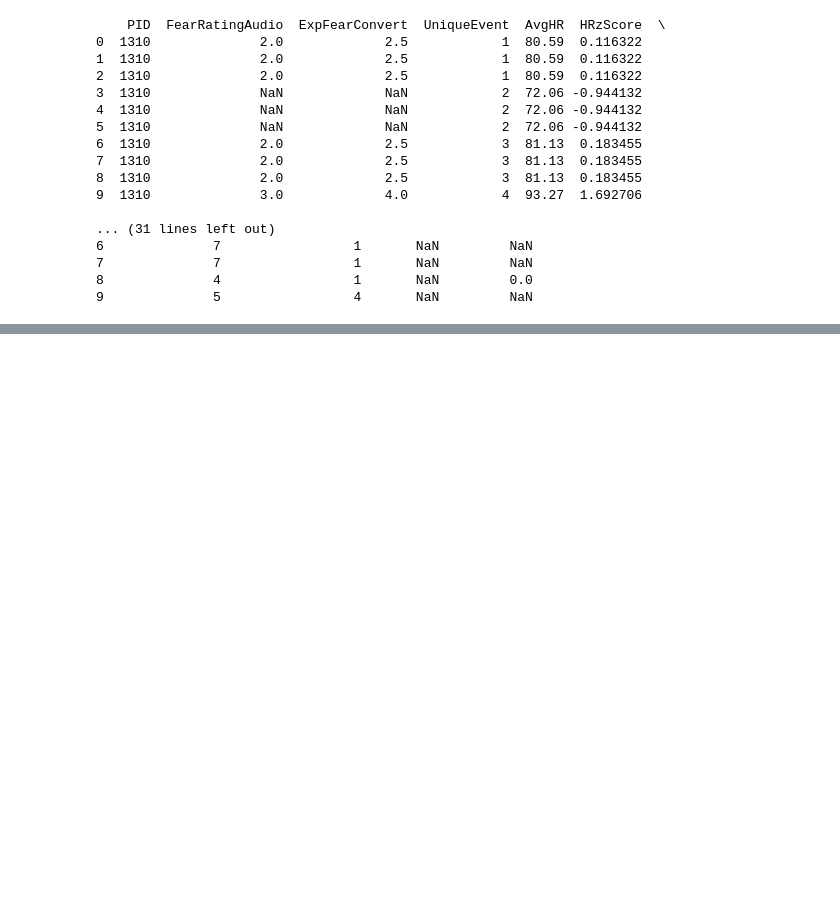
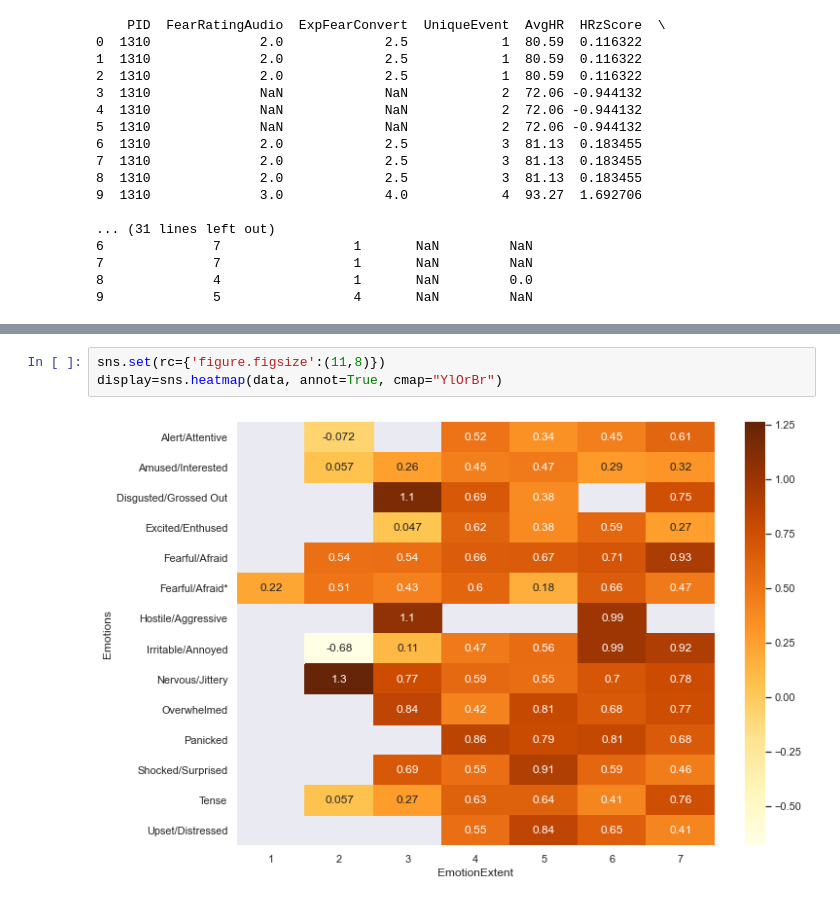
Before and after one commit to JoanneStasiak/JupyterNotebook, a Jupyter notebook: R Notebooks/FrightNight/FN-py.ipynb, the cells around one changed output, grey strips where cells are left out. Drawn from its saved outputs; the diff is of its cells as text; blank space fills up the shorter version.

```diff
--- a/R Notebooks/FrightNight/FN-py.ipynb
+++ b/R Notebooks/FrightNight/FN-py.ipynb
@@ -34,0 +72,5 @@ ValueError: cannot reshape array of size 977 into shape (45,45)
+# %%
+sns.set(rc={'figure.figsize':(11,8)})
+display=sns.heatmap(data, annot=True, cmap="YlOrBr")
+# %% [output]
+[figure, added]
```
Also changed, not shown: parts of 5 cells of this notebook.
